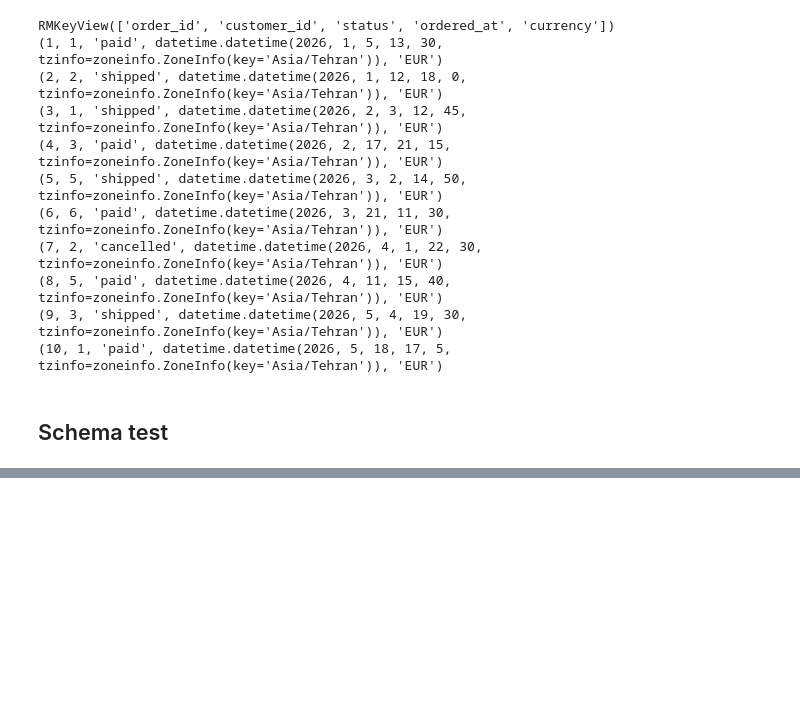
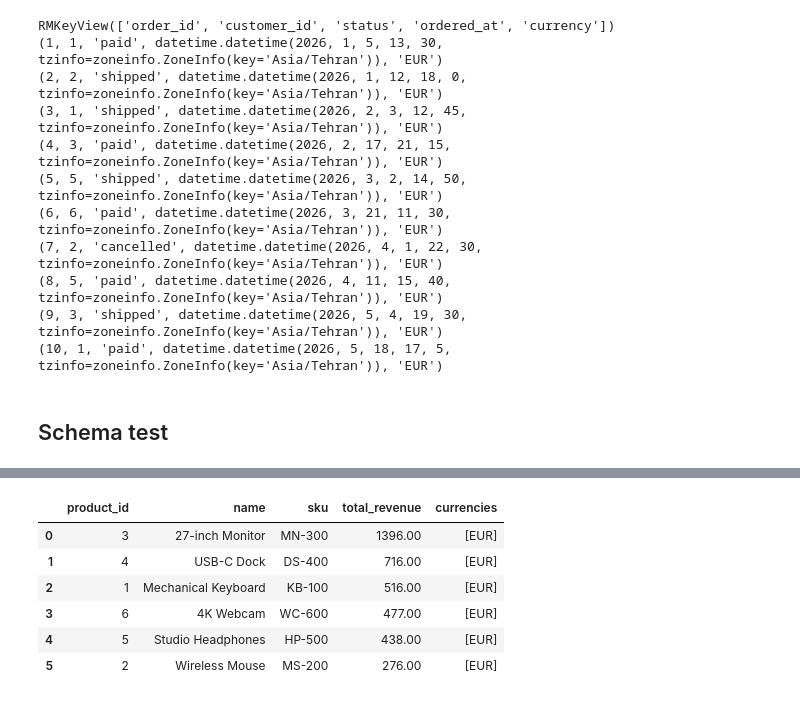
Before and after one commit to mghasemi19/Postgres-Agentic-SQL, a Jupyter notebook: notebooks/test_notebook.ipynb, the cells around one changed output, grey strips where cells are left out. Cells and saved outputs as stored; diff of their text form; code cells hidden in the pictures; blank space fills up the shorter version.

```diff
--- a/notebooks/test_notebook.ipynb
+++ b/notebooks/test_notebook.ipynb
@@ -109,0 +171,13 @@ TABLE public.order_items
+# %%
+from uuid import uuid4
+
+result = agent.invoke(
+    question="Which 5 products generated the most revenue?",
+    request_id=str(uuid4())
+)
+
+print("Question:", result["question"])
+print("Status:", result["status"])
+print("Attempts:", result["attempt"])
+print("SQL:", result["sql"])
+print("Answer:", result["answer"])
@@ -109,0 +198,14 @@ TABLE public.order_items
+# %%
+import pandas as pd
+
+df = pd.DataFrame(result.get("rows", []))
+
+display(df)
+# %% [output]
+|  | product_id | name | sku | total_revenue | currencies |
+| 0 | 3 | 27-inch Monitor | MN-300 | 1396.00 | [EUR] |
+| 1 | 4 | USB-C Dock | DS-400 | 716.00 | [EUR] |
+| 2 | 1 | Mechanical Keyboard | KB-100 | 516.00 | [EUR] |
+| 3 | 6 | 4K Webcam | WC-600 | 477.00 | [EUR] |
+| 4 | 5 | Studio Headphones | HP-500 | 438.00 | [EUR] |
+| 5 | 2 | Wireless Mouse | MS-200 | 276.00 | [EUR] |
```
Also changed, not shown: parts of 10 cells of this notebook, 7 other files.
